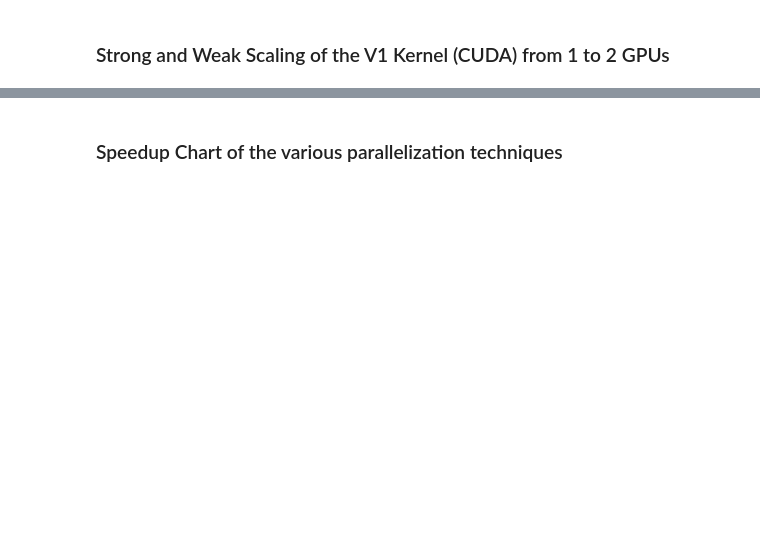
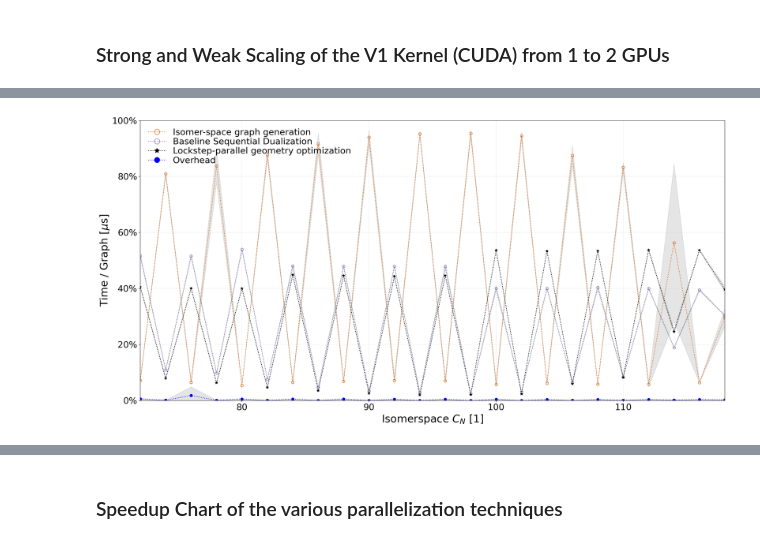
Before and after one commit to jonasdelacour/LockstepDualisation, a Jupyter notebook: reproduce.ipynb, the cells around one changed output, grey strips where cells are left out. Saved outputs shown, nothing was run; the diff lists cells and outputs as text; code cells hidden in the pictures; blank space fills up the shorter version.

Commit message:
Updated plotting and benchmarking reproduce.ipynb

```diff
--- a/reproduce.ipynb
+++ b/reproduce.ipynb
@@ -84,10 +84,11 @@ def adjust_brightness(color, amount):
     return f"#{r:02x}{g:02x}{b:02x}"
 # Modify the brightness of the colors
 colors = [adjust_brightness(color, 0.2) for color in colors]
-CD = { "Baseline" : 'r', "Shared" : colors[1], "Task" : colors[2], "GPU_V0" : colors[3], "GPU_V1" : colors[4], "2 GPU_V0" :  colors[5] ,"2 GPU_V1" : colors[0]}
 
-KName0 = r"CUDA Kernel 0"
-KName1 = r"CUDA Kernel 1"
+CD = { "Baseline" : 'r', "Shared" : colors[1], "Task" : colors[2], "GPU_V0" : colors[3], "GPU_V1" : colors[4], "2 GPU_V0" :  colors[5] ,"2 GPU_V1" : colors[0], "Dual" : f'#7570b3', "Generate" : f'#d95f02', "Projection" : f'#e7298a', "Tutte" : f'#66a61e', "Opt" : f'#8931EF' }
+
+KName0 = r"SYCL Kernel 0"
+KName1 = r"SYCL Kernel 1"
 TaskName = r"OpenMP Task Parallel [$N_T$ = " + f"{NT_task}]"
 SharedName = r"OpenMP Shared Memory [$N_T$ = " + f"{NT_shared}]"
 # %% [output]
@@ -345,0 +463,10 @@ if(num_gpus>1):
+# %%
+
+#Benchmarking full pipeline with sequential dualisation
+fname_base_pipeline = f'{path}base_pipeline.csv'
+fname_full_pipeline = f'{path}full_pipeline.csv'
+reset_file(fname_base_pipeline)
+reset_file(fname_full_pipeline)
+for i in range(72,201,2):
+    proc = subprocess.Popen(['/bin/bash', '-c', f'{buildpath}benchmarks/sycl/baseline_pipeline gpu {i} {10000} {5} {Ngpu_warmup} 1 1 {fname_base_pipeline}'], env=env).wait()
+    proc = subprocess.Popen(['/bin/bash', '-c', f'{buildpath}benchmarks/sycl/pipeline gpu {i} {10000} {5} {Ngpu_warmup} 1 1 {fname_full_pipeline}'], env=env).wait()
@@ -345,0 +536,47 @@ if(num_gpus>1):
+# %%
+import matplotlib.ticker as ticker
+
+df_base_pipeline = pd.read_csv(fname_base_pipeline)
+
+fig, ax = plt.subplots(figsize=(20,10), nrows=1, sharex=True, dpi=150)
+
+opt = df_base_pipeline["T_opt"].to_numpy()
+opt_sd = df_base_pipeline["TSD_opt"].to_numpy()
+tutte = df_base_pipeline["T_tutte"].to_numpy()
+tutte_sd = df_base_pipeline["TSD_tutte"].to_numpy()
+project = df_base_pipeline["T_project"].to_numpy()
+project_sd = df_base_pipeline["TSD_project"].to_numpy()
+overhead = df_base_pipeline["T_overhead"].to_numpy()
+overhead_sd = df_base_pipeline["TSD_overhead"].to_numpy()
+gen = df_base_pipeline["T_gen"].to_numpy()
+gen_sd = df_base_pipeline["TSD_gen"].to_numpy()
+dual = df_base_pipeline["T_dual"].to_numpy()
+dual_sd = df_base_pipeline["TSD_dual"].to_numpy()
+natoms = df_base_pipeline["N"].to_numpy()
+
+
+parallel = opt + tutte + project
+parallel_sd = np.sqrt(opt_sd**2 + tutte_sd**2 + project_sd**2)
+total = parallel + overhead + gen + dual
+
+def plot_line_normalized(ax, x, y, y_sd, label, color, marker, linestyle, mfc_bool=True):
+    if mfc_bool:
+        ax.plot(x, 1e2* y/total, marker=marker, color=color, label=label, linestyle=linestyle, mfc=color) #Normalized to total time, shown as percentage
+    else:
+        ax.plot(x, 1e2* y/total, marker=marker, color=color, label=label, linestyle=linestyle, mfc="None") #Normalized to total time, shown as percentage
+    ax.fill_between(x, 1e2*(y - y_sd)/total, 1e2*(y + y_sd)/total, alpha=0.1, color='k')
+
+
+plot_line_normalized(ax, natoms, gen, gen_sd, "Isomer-space graph generation", CD["Generate"], 'o', ':', False)
+plot_line_normalized(ax, natoms, dual, dual_sd, "Baseline Sequential Dualization", CD["Dual"], 'o', ':', False)
+plot_line_normalized(ax, natoms, parallel, parallel_sd, "Lockstep-parallel geometry optimization", "k", '*', ':')
+plot_line_normalized(ax, natoms, overhead, overhead_sd, "Overhead", "blue", 'o', ':')
+
+ax.set_ylabel(r"Time / Graph [$\mu$s]")
+ax.legend()
+ax.set_xlabel(r"Isomerspace $C_N$ [1]")
+ax.set_ylim(0,100)
+#percentage formatting
+ax.yaxis.set_major_formatter(ticker.PercentFormatter())
+# %% [output]
+[figure, added]
```
Also changed, not shown: parts of 16 cells of this notebook.
